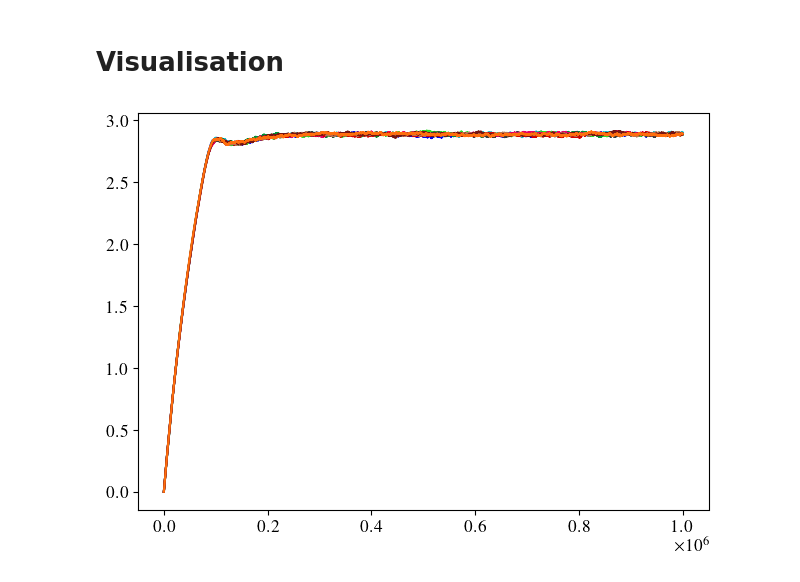
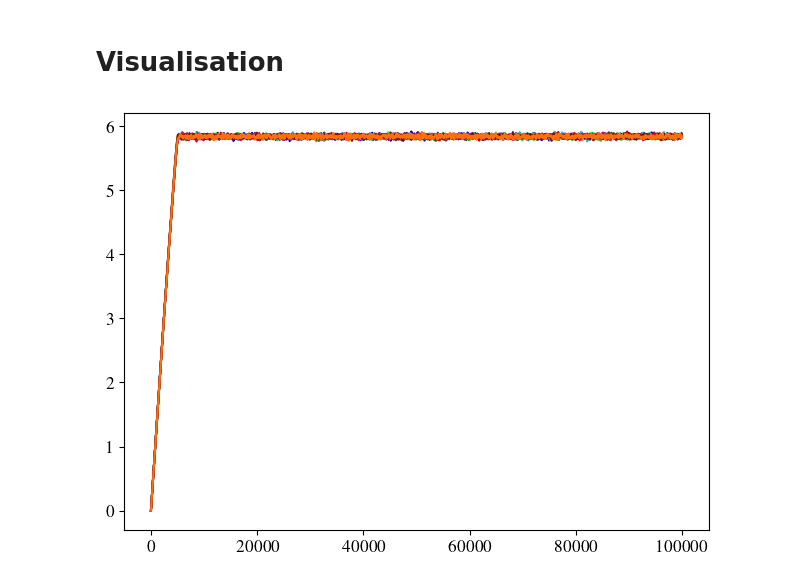
Before and after one commit to GabrielRemi/Sandpile, a Jupyter notebook: Code/simulation.ipynb, the cells around one changed output. Saved outputs shown, nothing was run; the diff lists cells and outputs as text; code cells hidden in the pictures.

```diff
--- a/Code/simulation.ipynb
+++ b/Code/simulation.ipynb
@@ -70,15 +81,15 @@ with mp.Pool(mp.cpu_count() - 2) as pool:
 # %%
 
 from analysis import *
 
 
-dim, grid = 5, 10
+dim, grid = 2, 40
 
 plt.figure("visualisation")
 for i in range(10):
     data_dir = pathlib.Path(f"./data/d{dim}_g{grid}_c7_cl_nco/data_{i}.slopes.npy").resolve().absolute()
 
     step, slope = load_slope_values(data_dir.__str__())
     draw_slope(slope, step)
 # %% [output]
-[figure, old version]
+[figure, new version]
```
Also changed, not shown: parts of 2 cells of this notebook, 9 other files.
